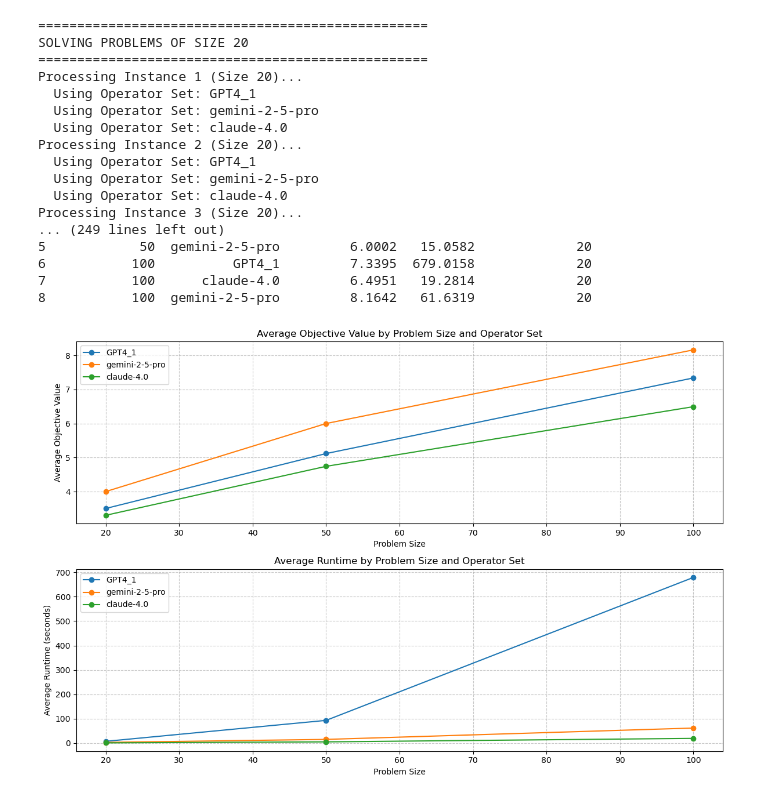
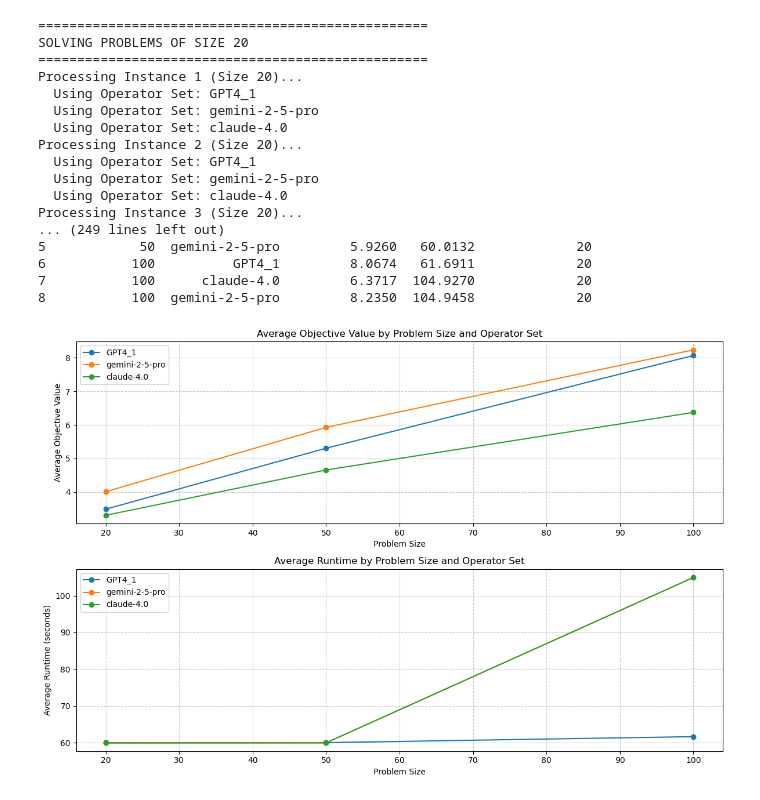
Before and after one commit to VictorBrouwer/DS_Thesis, a Jupyter notebook: PCTSP/PCTSP.ipynb, the cells around one changed output. Cells and saved outputs as stored; diff of their text form; code cells hidden in the pictures.

```diff
--- a/PCTSP/PCTSP.ipynb
+++ b/PCTSP/PCTSP.ipynb
@@ -2053,9 +2053,9 @@ operator_sets = {
 }
 
 # --- Configuration for Experiments ---
-N_ITERATIONS = 1000  # Number of iterations per run
-PROBLEM_SIZE = 20    # Instance size (20, 50, 100)
-N_RUNS = 1           # Number of times to run ALNS for each instance/operator set (for statistical significance)
+MAX_RUNTIME_SECONDS = 60  # Maximum runtime per run in seconds (replaces iteration-based stopping)
+PROBLEM_SIZE = 20         # Instance size (20, 50, 100)
+N_RUNS = 1                # Number of times to run ALNS for each instance/operator set (for statistical significance)
 # %%
 # Updated run_alns function
 def run_alns(data_instance,
@@ -2217,7 +2201,7 @@ def plot_solution(solution: PCTSPSolution, title: str = "PCTSP Solution"):
 # Updated solve_all_instances function
 def solve_all_instances(operator_sets: Dict[str, Dict[str, List[Callable]]],
                         problem_size=20,
-                        n_iterations=1000,
+                        max_runtime_seconds=60,
                         n_runs=1):
     """
     Solve all PCTSP instances of a given size using different operator sets.
@@ -2225,7 +2209,7 @@ def solve_all_instances(operator_sets: Dict[str, Dict[str, List[Callable]]],
     Args:
         operator_sets: Dictionary containing named sets of operators.
         problem_size: Size of problems to solve (20, 50, or 100).
-        n_iterations: Max iterations for ALNS.
+        max_runtime_seconds: Maximum runtime in seconds for each ALNS run.
         n_runs: Number of times to repeat the ALNS run for each instance/set.
 
     Returns:
@@ -2268,7 +2252,7 @@ def solve_all_instances(operator_sets: Dict[str, Dict[str, List[Callable]]],
                     instance,
                     destroy_ops,
                     repair_ops,
-                    n_iterations=n_iterations,
+                    max_runtime_seconds=max_runtime_seconds,
                     seed=run_seed
                 )
 
@@ -2360,7 +2344,7 @@ if __name__ == "__main__":
 
     # --- Run Experiments ---
     # Make sure operator_sets is defined in a previous cell
-    # Adjust N_ITERATIONS, PROBLEM_SIZE, N_RUNS in the operator definition cell if needed
+    # Adjust MAX_RUNTIME_SECONDS, PROBLEM_SIZE, N_RUNS in the configuration cell if needed
     # Run experiments for all problem sizes
     problem_sizes = [20, 50, 100]
     results_all_sizes = []
@@ -2374,7 +2358,7 @@ if __name__ == "__main__":
         results_df = solve_all_instances(
             operator_sets,
             problem_size=size,
-            n_iterations=N_ITERATIONS,
+            max_runtime_seconds=MAX_RUNTIME_SECONDS,
             n_runs=N_RUNS
         )
 
@@ -2439,36 +2423,36 @@ if __name__ == "__main__":
     else:
         print("No results were generated for any problem size.")
 
     # --- Optional: Run and plot a single instance with a specific operator set ---
     # set_to_run = 'baseline'
     # instance_id_to_run = 1
     # if set_to_run in operator_sets and (operator_sets[set_to_run]['destroy'] and operator_sets[set_to_run]['repair']):
     #     print(f"\n--- Running single instance {instance_id_to_run} with '{set_to_run}' operators ---")
     #     single_instance = load_single_instance(problem_size=PROBLEM_SIZE, instance_id=instance_id_to_run)
     #     if single_instance:
     #          destroy_ops = operator_sets[set_to_run]['destroy']
     #          repair_ops = operator_sets[set_to_run]['repair']
-    #          solution, stats = run_alns(single_instance, destroy_ops, repair_ops, n_iterations=N_ITERATIONS, seed=SEED)
+    #          solution, stats = run_alns(single_instance, destroy_ops, repair_ops, max_runtime_seconds=MAX_RUNTIME_SECONDS, seed=SEED)
     #          print(f"Objective: {stats['objective_value']:.4f}, Time: {stats['time']:.4f}s")
     #          # plot_solution(solution, f"Solution with '{set_to_run}' operators (Instance {instance_id_to_run})")
     # else:
     #      print(f"\nCannot run single instance example: Operator set '{set_to_run}' not found or is empty.")
 # %% [output]
 ==================================================
 SOLVING PROBLEMS OF SIZE 20
 ==================================================
 Processing Instance 1 (Size 20)...
   Using Operator Set: GPT4_1
   Using Operator Set: gemini-2-5-pro
   Using Operator Set: claude-4.0
 Processing Instance 2 (Size 20)...
   Using Operator Set: GPT4_1
   Using Operator Set: gemini-2-5-pro
   Using Operator Set: claude-4.0
 Processing Instance 3 (Size 20)...
 ... (249 lines left out)
-5            50  gemini-2-5-pro         6.0002   15.0582             20
-6           100          GPT4_1         7.3395  679.0158             20
-7           100      claude-4.0         6.4951   19.2814             20
-8           100  gemini-2-5-pro         8.1642   61.6319             20
+5            50  gemini-2-5-pro         5.9260   60.0132             20
+6           100          GPT4_1         8.0674   61.6911             20
+7           100      claude-4.0         6.3717  104.9270             20
+8           100  gemini-2-5-pro         8.2350  104.9458             20
-[figure, old version]
+[figure, new version]
```
Also changed, not shown: parts of 2 cells of this notebook, 3 other files.
